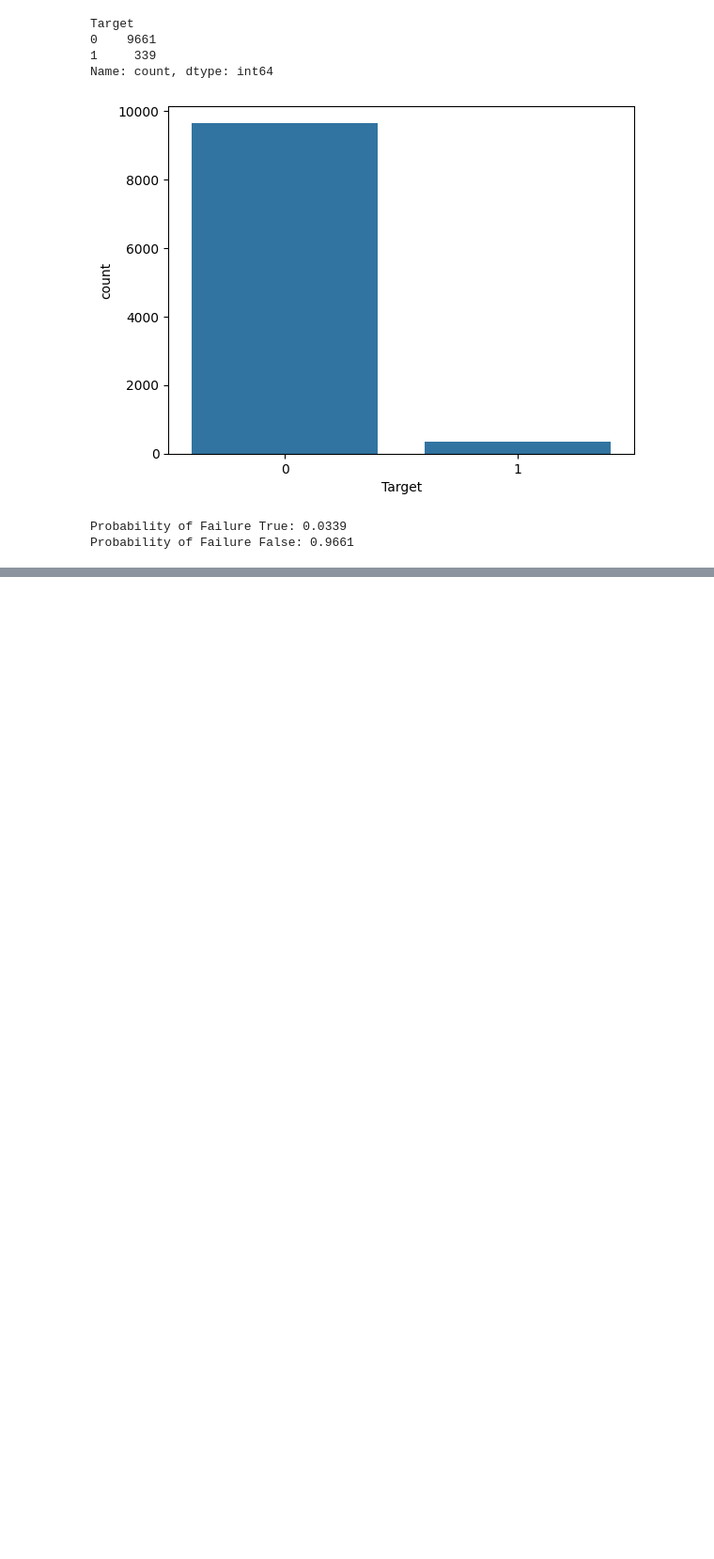
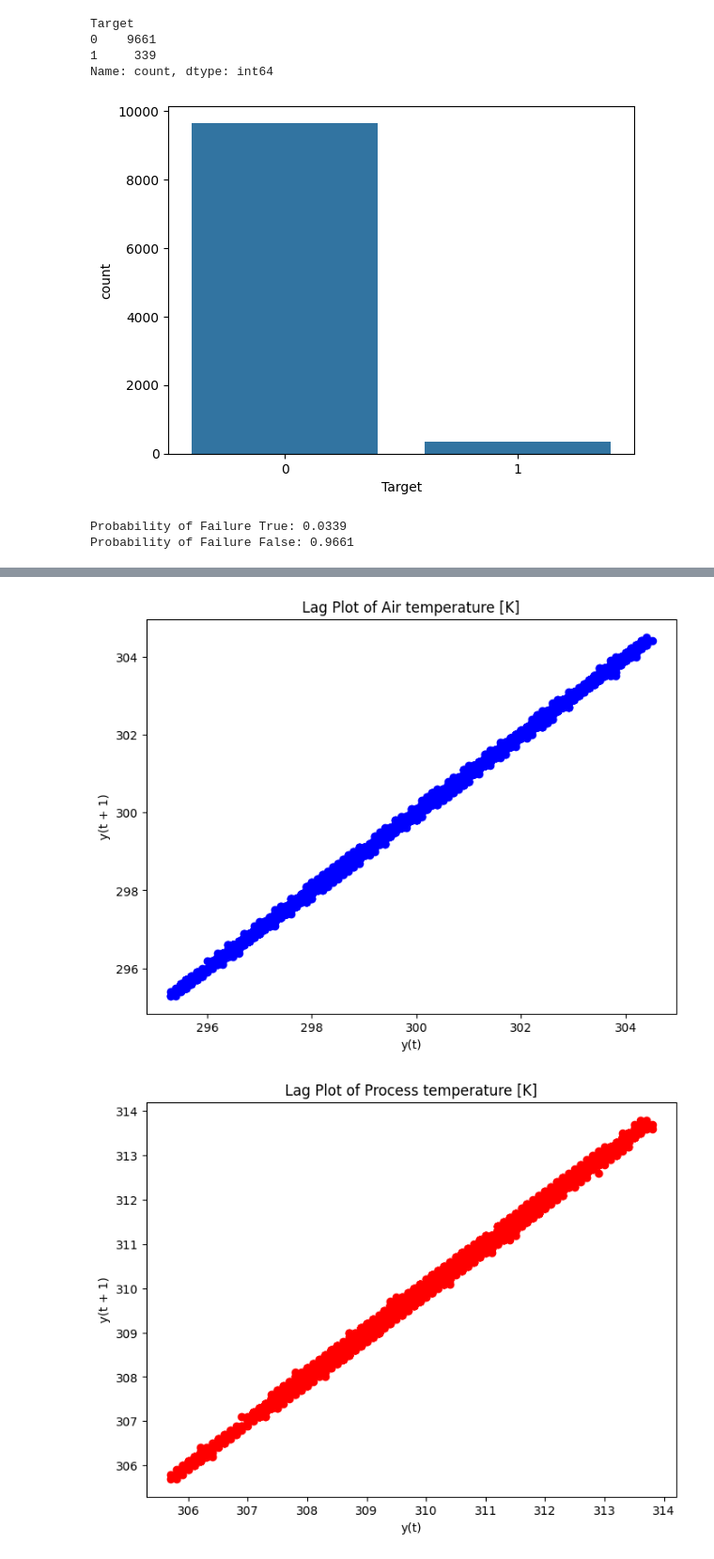
Before and after one commit to PriyanshuR23/Industrial_IOT_Predictive_Maintenance, a Jupyter notebook: Industrial_fan_Visualizations.ipynb, the cells around one changed output, grey strips where cells are left out. Shown at 94% size. Cells and saved outputs as stored; diff of their text form; code cells hidden in the pictures; blank space fills up the shorter version.

```diff
--- a/Industrial_fan_Visualizations.ipynb
+++ b/Industrial_fan_Visualizations.ipynb
@@ -235,0 +281,13 @@ Probability of Failure False: 0.9661
+# %%
+import itertools
+from pandas.plotting import lag_plot
+colors = itertools.cycle(['blue', 'red', 'green', 'orange', 'purple'])
+for sensor in df.columns:
+  if sensor != 'Target' and pd.api.types.is_numeric_dtype(df[sensor]):
+    plt.figure(figsize=(8, 6))
+    lag_plot(df[sensor], c=next(colors))
+    plt.title(f'Lag Plot of {sensor}')
+    plt.show()
+# %% [output]
+[figure, added]
+[figure, added]
```
Also changed, not shown: parts of 6 cells of this notebook.
